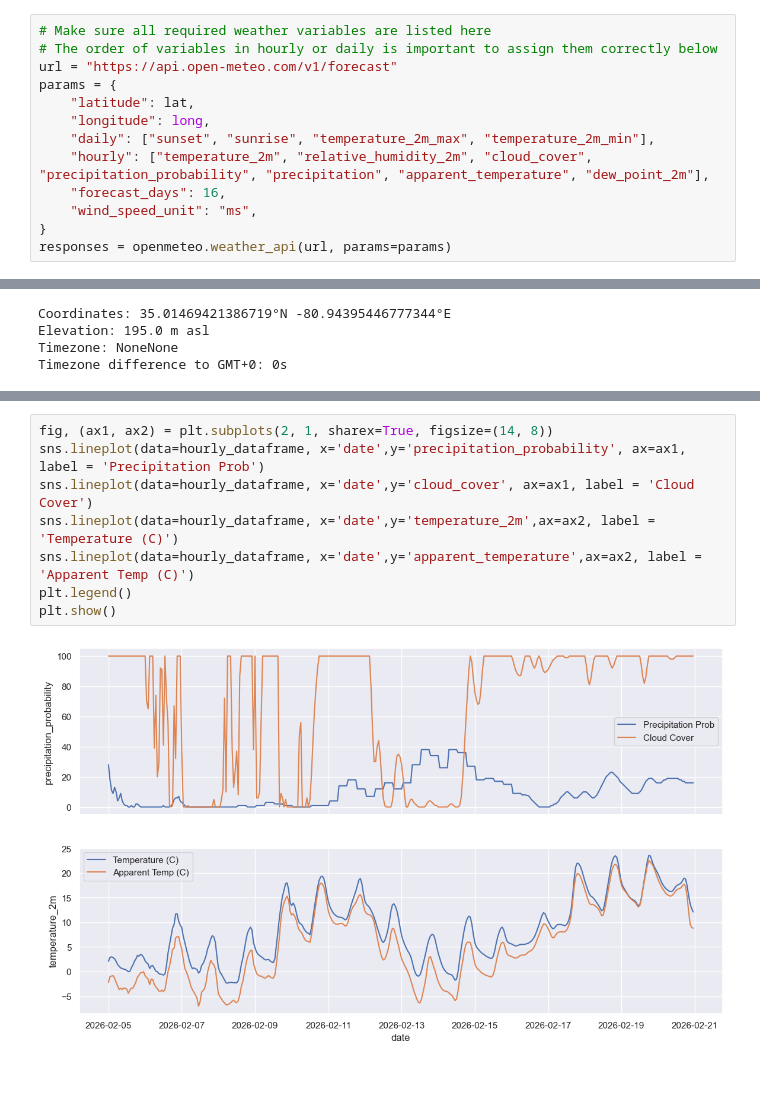
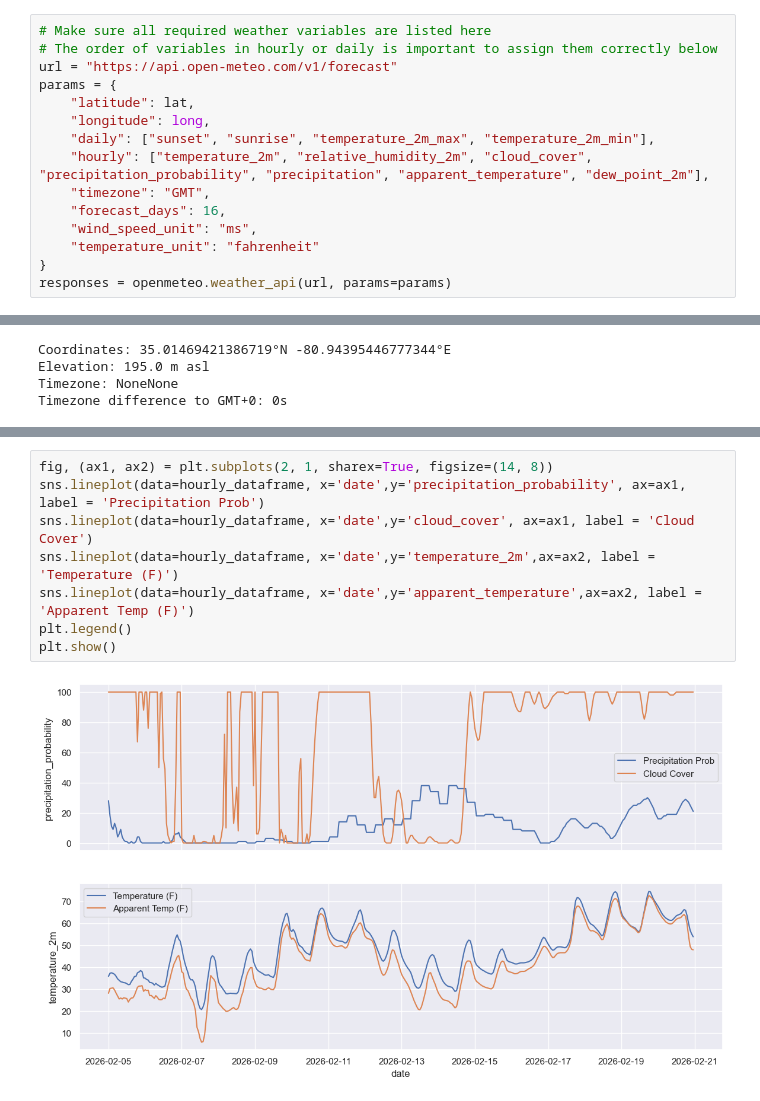
Before and after one commit to Murphysics1/solar_project, a Jupyter notebook: weather_data.ipynb, the cells around one changed output, grey strips where cells are left out. Saved outputs shown, nothing was run; the diff lists cells and outputs as text.

```diff
--- a/weather_data.ipynb
+++ b/weather_data.ipynb
@@ -26,8 +28,10 @@ params = {
 	"longitude": long,
 	"daily": ["sunset", "sunrise", "temperature_2m_max", "temperature_2m_min"],
 	"hourly": ["temperature_2m", "relative_humidity_2m", "cloud_cover", "precipitation_probability", "precipitation", "apparent_temperature", "dew_point_2m"],
+    "timezone": "GMT",
 	"forecast_days": 16,
 	"wind_speed_unit": "ms",
+    "temperature_unit": "fahrenheit"
 }
 responses = openmeteo.weather_api(url, params=params)
 # %%
@@ -89,13 +93,13 @@ Hourly data
 # %%
 fig, (ax1, ax2) = plt.subplots(2, 1, sharex=True, figsize=(14, 8))
 sns.lineplot(data=hourly_dataframe, x='date',y='precipitation_probability', ax=ax1, label = 'Precipitation Prob')
 sns.lineplot(data=hourly_dataframe, x='date',y='cloud_cover', ax=ax1, label = 'Cloud Cover')
-sns.lineplot(data=hourly_dataframe, x='date',y='temperature_2m',ax=ax2, label = 'Temperature (C)')
-sns.lineplot(data=hourly_dataframe, x='date',y='apparent_temperature',ax=ax2, label = 'Apparent Temp (C)')
+sns.lineplot(data=hourly_dataframe, x='date',y='temperature_2m',ax=ax2, label = 'Temperature (F)')
+sns.lineplot(data=hourly_dataframe, x='date',y='apparent_temperature',ax=ax2, label = 'Apparent Temp (F)')
 plt.legend()
 plt.show()
 # %% [output]
-[figure, old version]
+[figure, new version]
 # %%
 # Process daily data. The order of variables needs to be the same as requested.
 daily = response.Daily()
```
Also changed, not shown: parts of 4 cells of this notebook, 1 other file.
